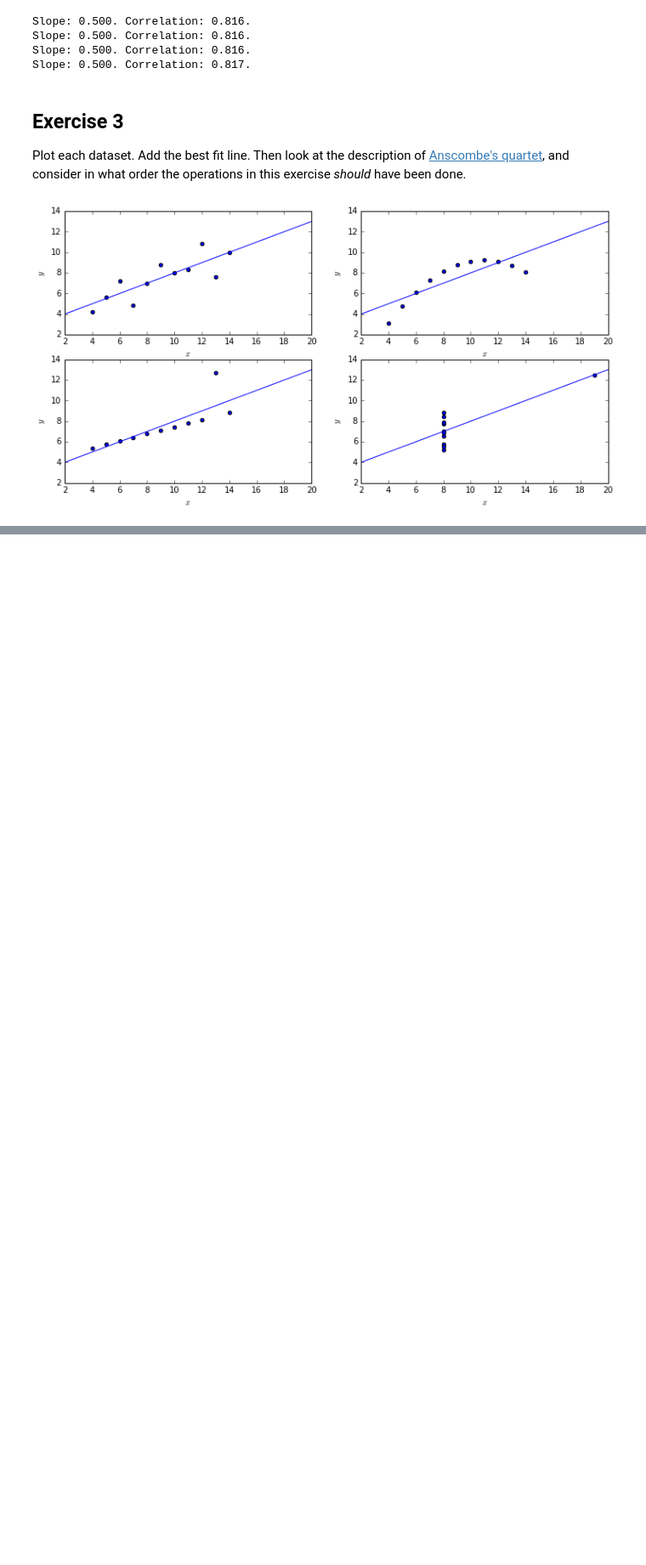
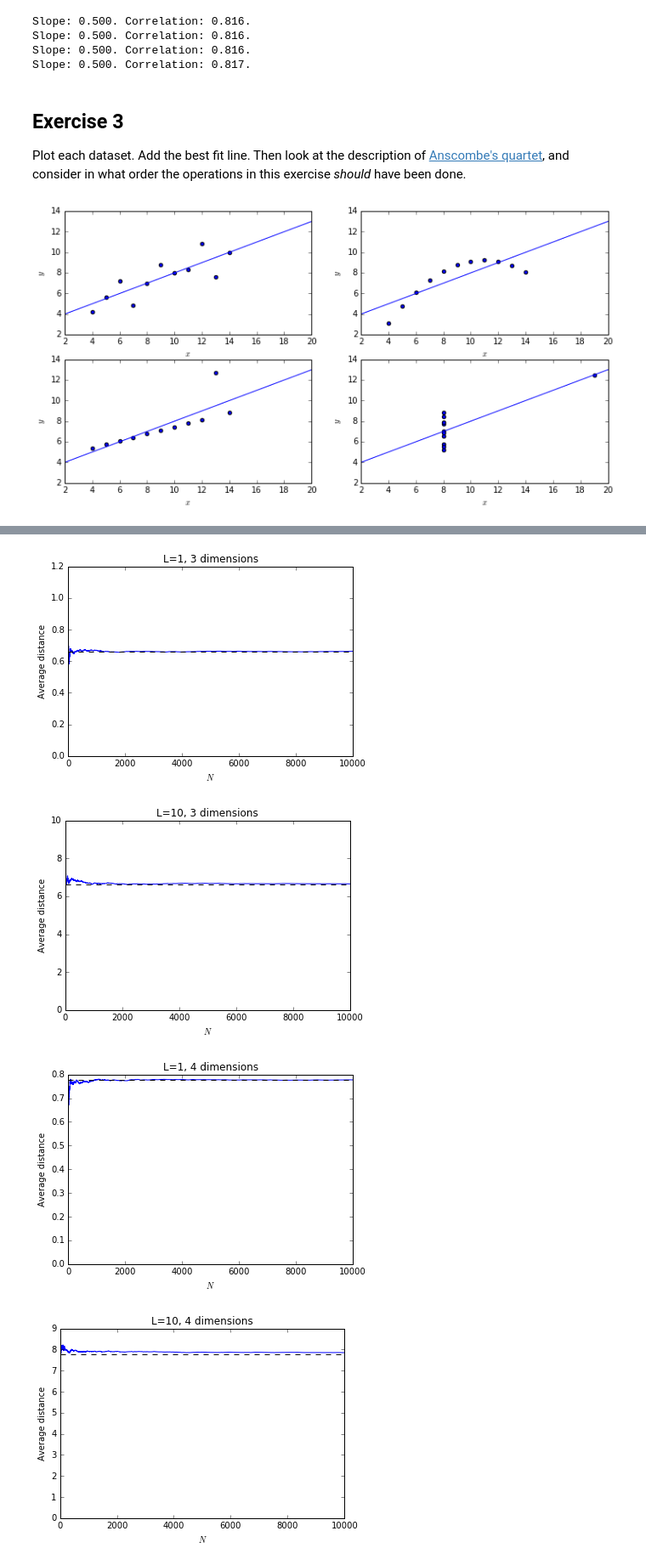
Before and after one commit to IanHawke/maths-with-python, a Jupyter notebook: ExercisesSolutions.ipynb, the cells around one changed output, grey strips where cells are left out. Shown at 85% size. Saved outputs shown, nothing was run; the diff lists cells and outputs as text; code cells hidden in the pictures; blank space fills up the shorter version.

```diff
--- a/ExercisesSolutions.ipynb
+++ b/ExercisesSolutions.ipynb
@@ -2306,0 +2429,38 @@ pyplot.show()
+# %%
+def random_distance_nd(L, n):
+    x1 = L * numpy.random.rand(n)
+    x2 = L * numpy.random.rand(n)
+    return numpy.linalg.norm(x1-x2,2)
+
+def average_distances_nd(L, n, Ntotal = 10000):
+    d = numpy.zeros(Ntotal)
+    for i in range(Ntotal):
+        d[i] = random_distance_nd(L, n)
+    A = numpy.zeros(Ntotal+1)
+    for N in range(1, Ntotal+1):
+        A[N] = numpy.sum(d[:N]) / N
+    return A
+# %%
+nd_ratio = {1 : 1/3,
+            2 : 0.5214054331,
+            3 : 0.6617071822,
+            4 : 0.7776656535,
+            5 : 0.8785309152,
+            6 : 0.9689420830,
+            7 : 1.0515838734,
+            8 : 1.1281653402}
+
+for n in range(3, 8):
+    for L in 1, 10:
+        A = average_distances_nd(L, n)
+        pyplot.plot(A)
+        pyplot.axhline(y=nd_ratio[n] * L, color='k', ls='--')
+        pyplot.xlabel(r"$N$")
+        pyplot.ylabel("Average distance")
+        pyplot.title("L={}, {} dimensions".format(L, n))
+        pyplot.show()
+# %% [output]
+[figure, added]
+[figure, added]
+[figure, added]
+[figure, added]
```
Also changed, not shown: parts of 24 cells of this notebook.
